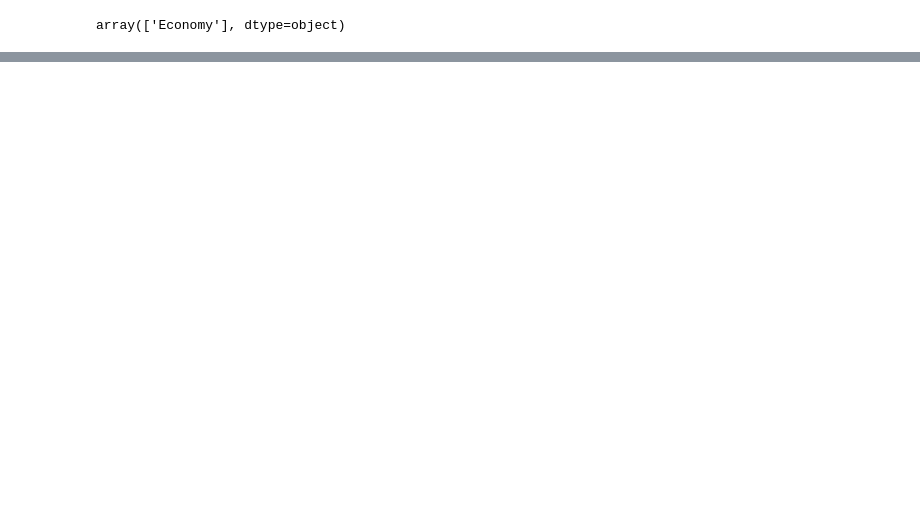
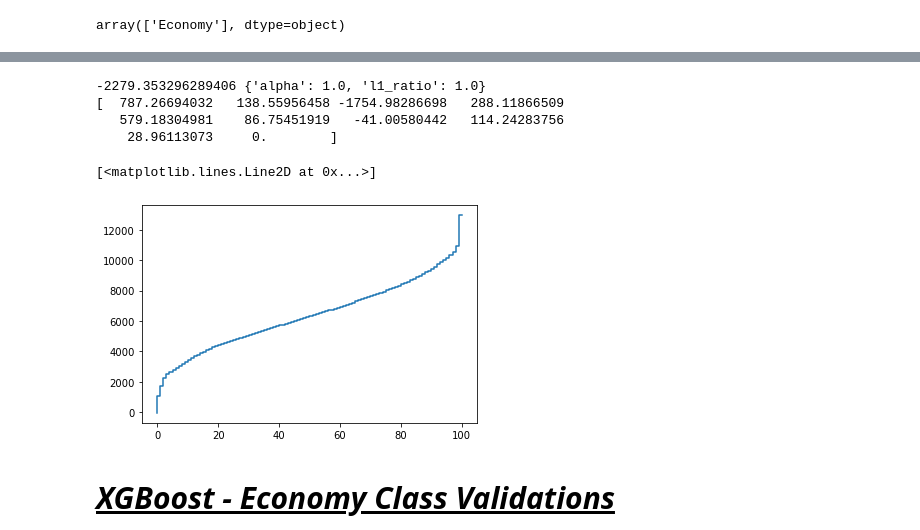
Before and after one commit to felipesveiga/Flight-Price-Estimator, a Jupyter notebook: flight_prices.ipynb, the cells around one changed output, grey strips where cells are left out. Drawn from its saved outputs; the diff is of its cells as text; code cells hidden in the pictures; blank space fills up the shorter version.

```diff
--- a/flight_prices.ipynb
+++ b/flight_prices.ipynb
@@ -908,4 +924,11 @@ y_train_economy = economy_train['price']
 economy_train['class'].unique()
 # %% [output]
 array(['Economy'], dtype=object)
+# %%
+# Applying the necessary transformations on the dataset.
+economy_data_transformation = Pipeline([
+                    ('meaning_from_text', MeaningFromText(train)),
+                    ('imputer', KNNImputer()),
+                    ('std_scaler', StandardScaler())])
+X_train_economy = economy_data_transformation.fit_transform(X_train_economy)
 # %% [markdown]
@@ -915,4 +938,5 @@ param_grid = param_grid = dict(l1_ratio=np.linspace(0.5,1, 6),
                            alpha=np.logspace(0,3,4))
 
 economy_elnet = ElasticNet()
-economy_elnet_gscv = GridSearchCV(economy_elnet, param_grid, scoring='neg_root_mean_squared_error', cv=5, verbose=3).fit(X_ready, y)
+economy_elnet_gscv = GridSearchCV(economy_elnet, param_grid, scoring='neg_root_mean_squared_error',
+                                  cv=5, verbose=3).fit(X_train_economy, y_train_economy)
@@ -992,0 +961,18 @@ class KeepClassColumn(BaseEstimator, TransformerMixin):
+# %%
+# Great! We succeeded in achieving a lower RMSE and granting more protagonism to the other features.
+print(economy_elnet_gscv.best_score_, economy_elnet_gscv.best_params_)
+print(economy_elnet_gscv.best_estimator_.coef_)
+# %% [output]
+-2279.353296289406 {'alpha': 1.0, 'l1_ratio': 1.0}
+[  787.26694032   138.55956458 -1754.98286698   288.11866509
+   579.18304981    86.75451919   -41.00580442   114.24283756
+    28.96113073     0.        ]
+# %%
+# The predictions curve also got smoother. That means there is a broader variety in the estimation values.
+economy_elnet_pred = economy_elnet_gscv.best_estimator_.predict(X_train_economy)
+plt.step(list(range(0,101,1)),[np.percentile(economy_elnet_pred,i) for i in range(0,101,1)])
+# %% [output]
+[<matplotlib.lines.Line2D at 0x...>]
+[figure, added]
+# %% [markdown]
+<h4 style='font-size:30px;font-style:italic;text-decoration:underline'> XGBoost - Economy Class Validations</h4>
```
Also changed, not shown: parts of 30 cells of this notebook.
